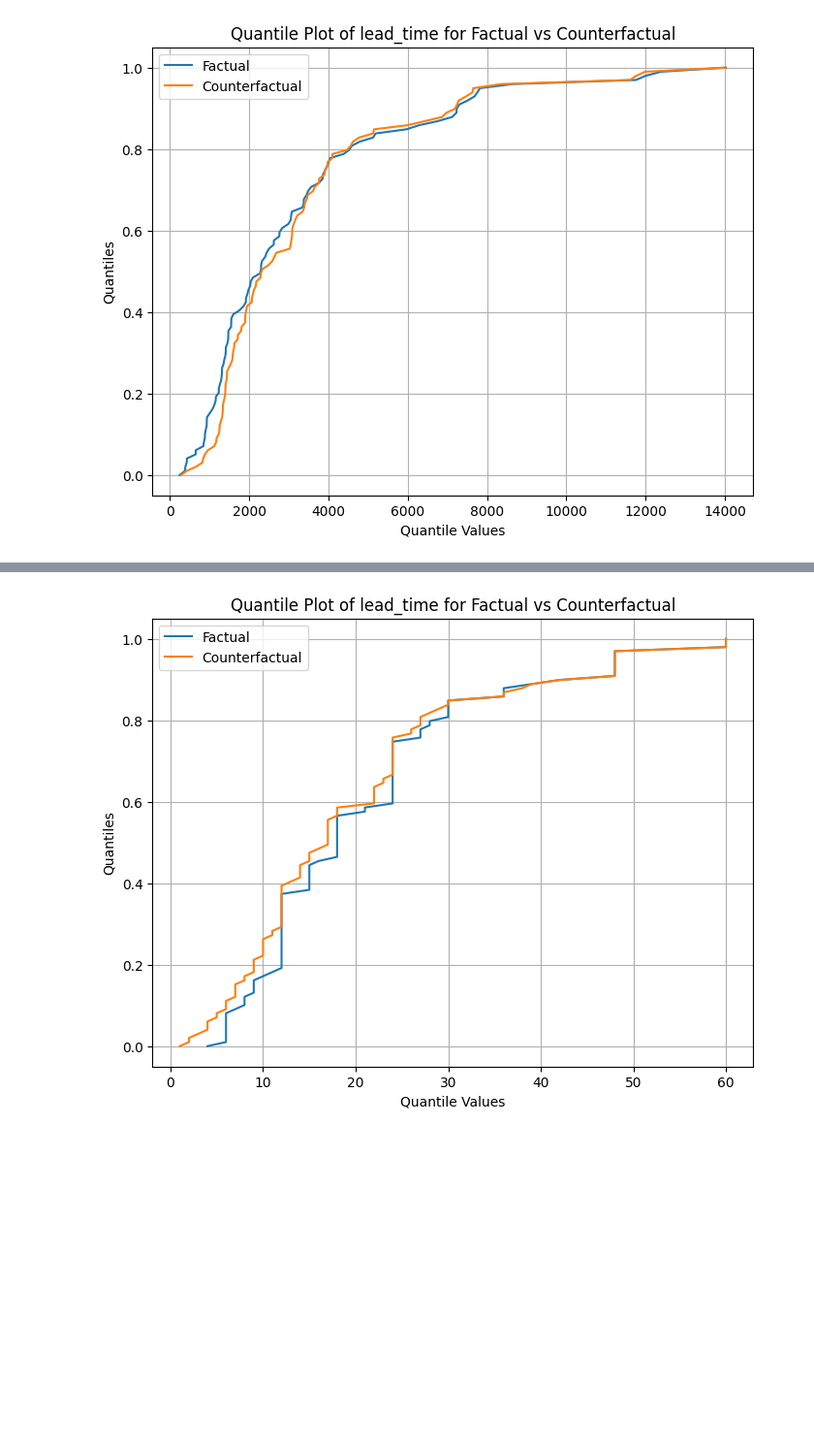
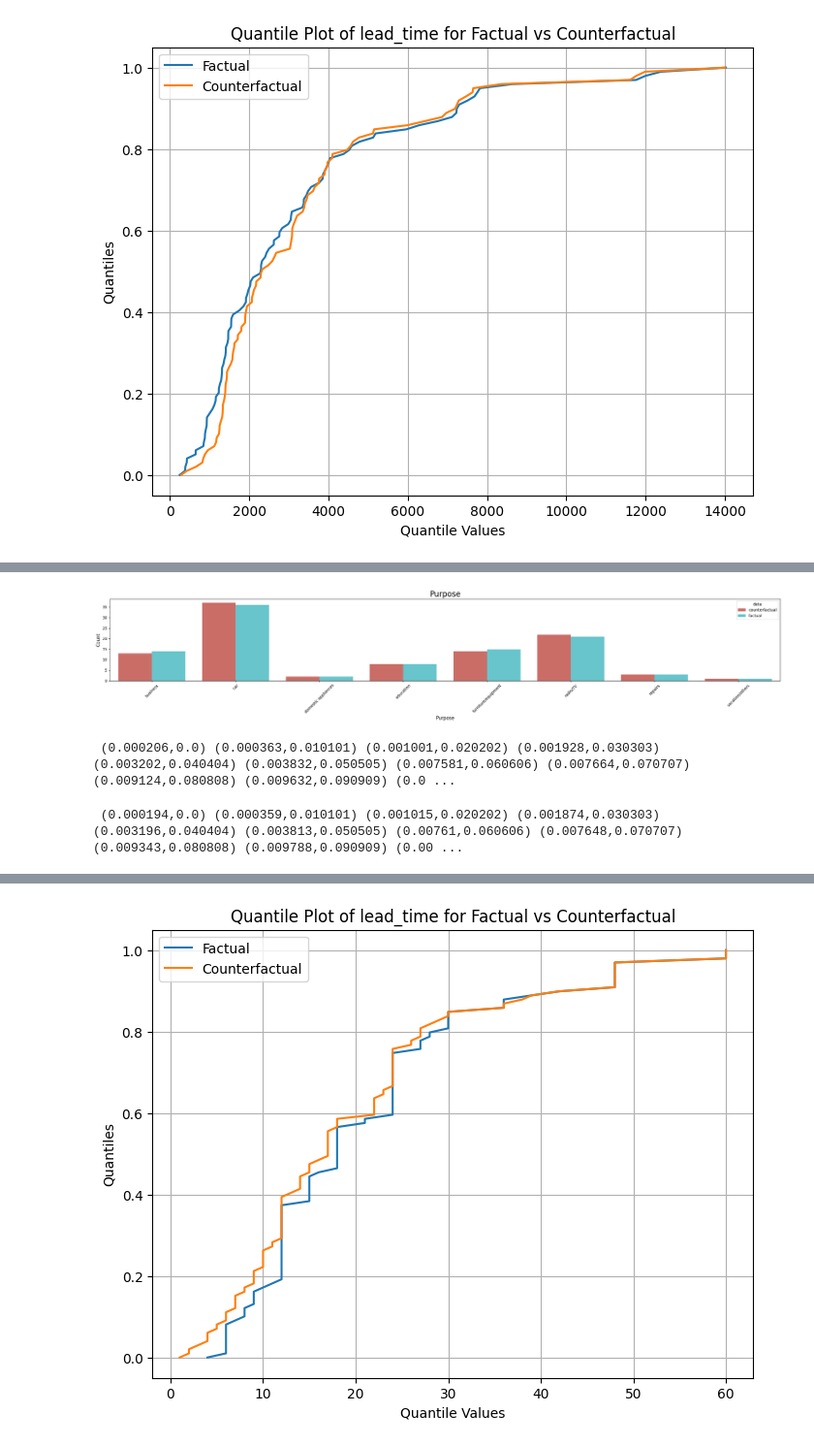
Before and after one commit to youlei202/distributional-counterfactual-explanation, a Jupyter notebook: analysis_german_credit.ipynb, the cells around one changed output, grey strips where cells are left out. Shown at 97% size. Saved outputs shown, nothing was run; the diff lists cells and outputs as text; code cells hidden in the pictures; blank space fills up the shorter version.

```diff
--- a/analysis_german_credit.ipynb
+++ b/analysis_german_credit.ipynb
@@ -107,0 +240,9 @@ Risk High credit amount: 0.4563758389261745
+# %%
+fig, ax = plt.subplots(figsize=(25,5))
+
+hist_plot_ax(fcf, 'Purpose', 'data', 'Purpose', ax)
+
+plt.tight_layout()
+plt.show()
+# %% [output]
+[figure, added]
@@ -107,0 +253,14 @@ Risk High credit amount: 0.4563758389261745
+# %%
+s_factual = ""
+for k, v in quantiles_factual.to_dict().items():
+    s_factual += f" ({np.round(v,6)},{np.round(k,6)})"
+print(s_factual)
+# %% [output]
+ (0.000206,0.0) (0.000363,0.010101) (0.001001,0.020202) (0.001928,0.030303) (0.003202,0.040404) (0.003832,0.050505) (0.007581,0.060606) (0.007664,0.070707) (0.009124,0.080808) (0.009632,0.090909) (0.0 ...
+# %%
+s_counterfactual = ""
+for k, v in quantiles_counterfactual.to_dict().items():
+    s_counterfactual += f" ({np.round(v,6)},{np.round(k,6)})"
+print(s_counterfactual)
+# %% [output]
+ (0.000194,0.0) (0.000359,0.010101) (0.001015,0.020202) (0.001874,0.030303) (0.003196,0.040404) (0.003813,0.050505) (0.00761,0.060606) (0.007648,0.070707) (0.009343,0.080808) (0.009788,0.090909) (0.00 ...
```
Also changed, not shown: parts of 33 cells of this notebook, 2 other files.
